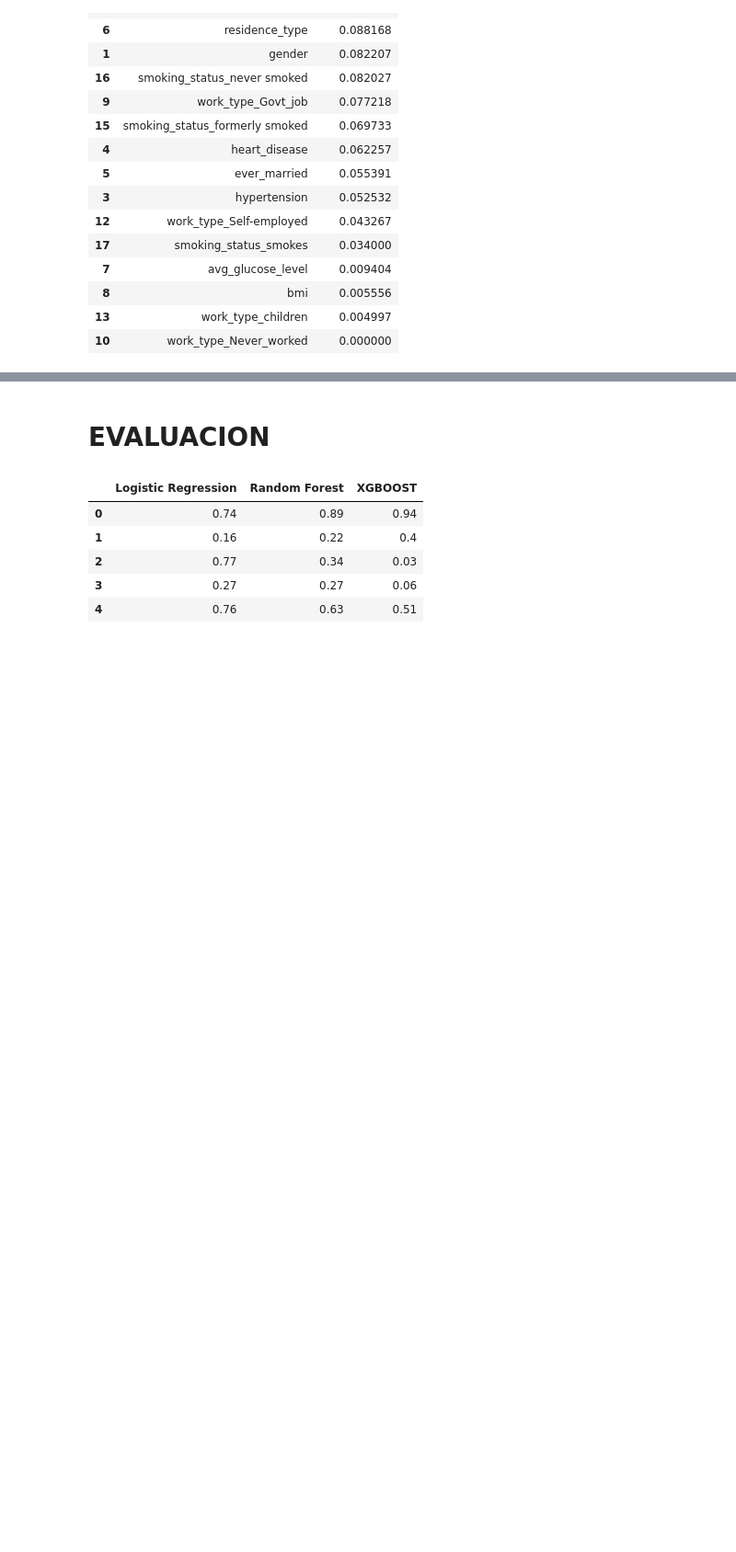
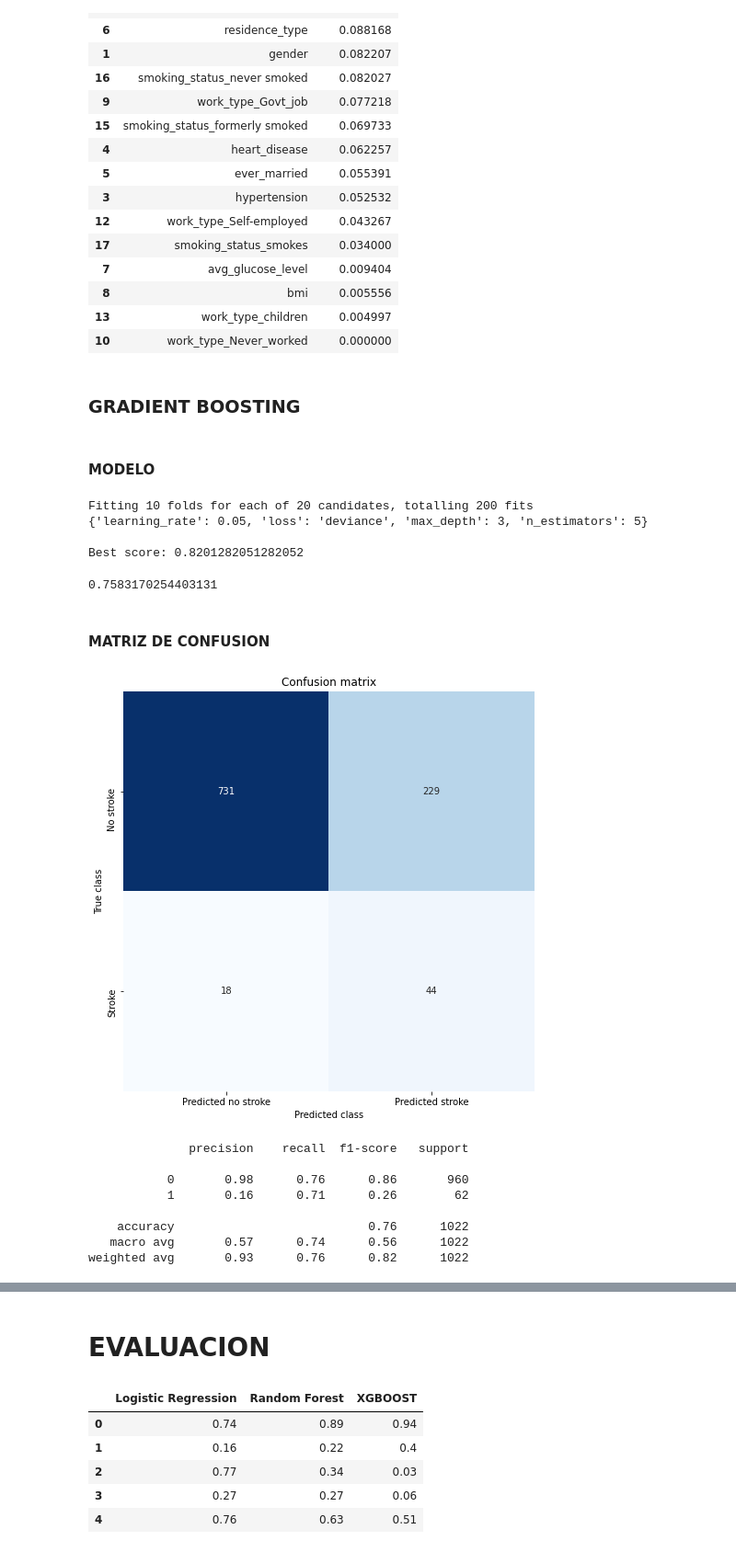
Before and after one commit to arturogzm93/ML-Stroke-Prediction, a Jupyter notebook: PRUEBAS Stroke Prediction.ipynb, the cells around one changed output, grey strips where cells are left out. Shown: that part at 92% size. Saved outputs shown, nothing was run; the diff lists cells and outputs as text; code cells hidden in the pictures; blank space fills up the shorter version.

Commit message:
final model

```diff
--- a/PRUEBAS Stroke Prediction.ipynb
+++ b/PRUEBAS Stroke Prediction.ipynb
@@ -567,3 +569,52 @@ f_imp3[0:17].style.background_gradient(cmap = 'Blues')
 | 8 | bmi | 0.005556 |
 | 13 | work_type_children | 0.004997 |
 | 10 | work_type_Never_worked | 0.000000 |
+# %% [markdown]
+### GRADIENT BOOSTING
+# %% [markdown]
+#### MODELO
+# %%
+# GRADIENT BOOSTING
+
+gbc = GradientBoostingClassifier()
+
+parameters = {
+    'n_estimators': [1, 2, 3, 4, 5],
+    'loss': ["deviance"],
+    'max_depth': [2, 3],
+    'learning_rate': [0.01, 0.05]
+}
+
+clf = GridSearchCV(estimator= gbc, param_grid= parameters, n_jobs=-1, cv=10, verbose=1, scoring='accuracy')
+
+clf.fit(X_train_smt, y_train_smt)
+
+print(clf.best_params_)
+print()
+print('Best score:', clf.best_score_)
+
+gbc_model = clf.best_estimator_
+
+gbc_model.score(X_test, y_test)
+# %% [output]
+Fitting 10 folds for each of 20 candidates, totalling 200 fits
+{'learning_rate': 0.05, 'loss': 'deviance', 'max_depth': 3, 'n_estimators': 5}
+
+Best score: 0.8201282051282052
+0.7583170254403131
+# %% [markdown]
+#### MATRIZ DE CONFUSION
+# %%
+predictions = gbc_model.predict(X_test)
+
+matriz_confusion(y_test, predictions)
+# %% [output]
+[figure, added]
+              precision    recall  f1-score   support
+
+           0       0.98      0.76      0.86       960
+           1       0.16      0.71      0.26        62
+
+    accuracy                           0.76      1022
+   macro avg       0.57      0.74      0.56      1022
+weighted avg       0.93      0.76      0.82      1022
```
Also changed, not shown: parts of 4 cells of this notebook, 1 other file.
